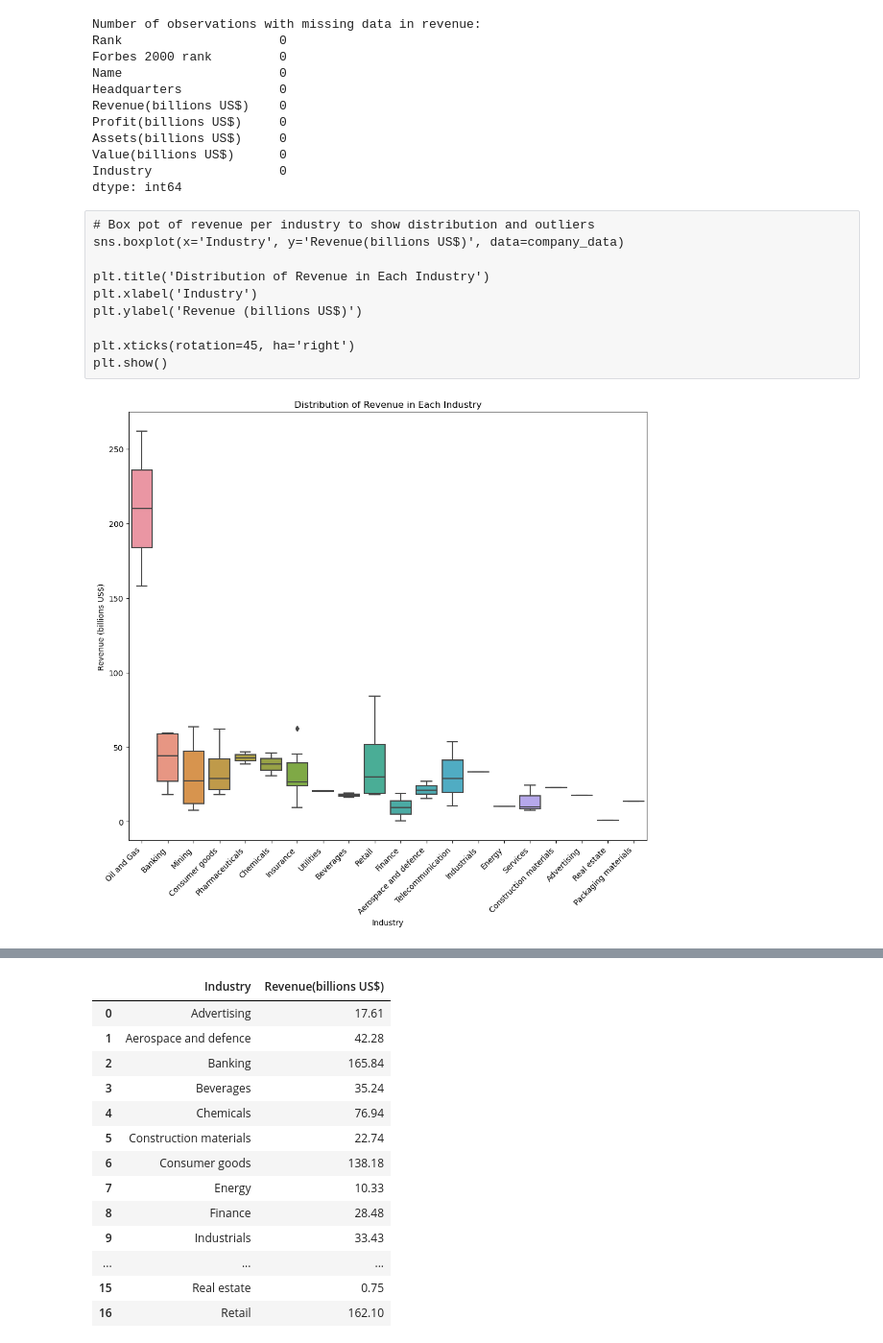
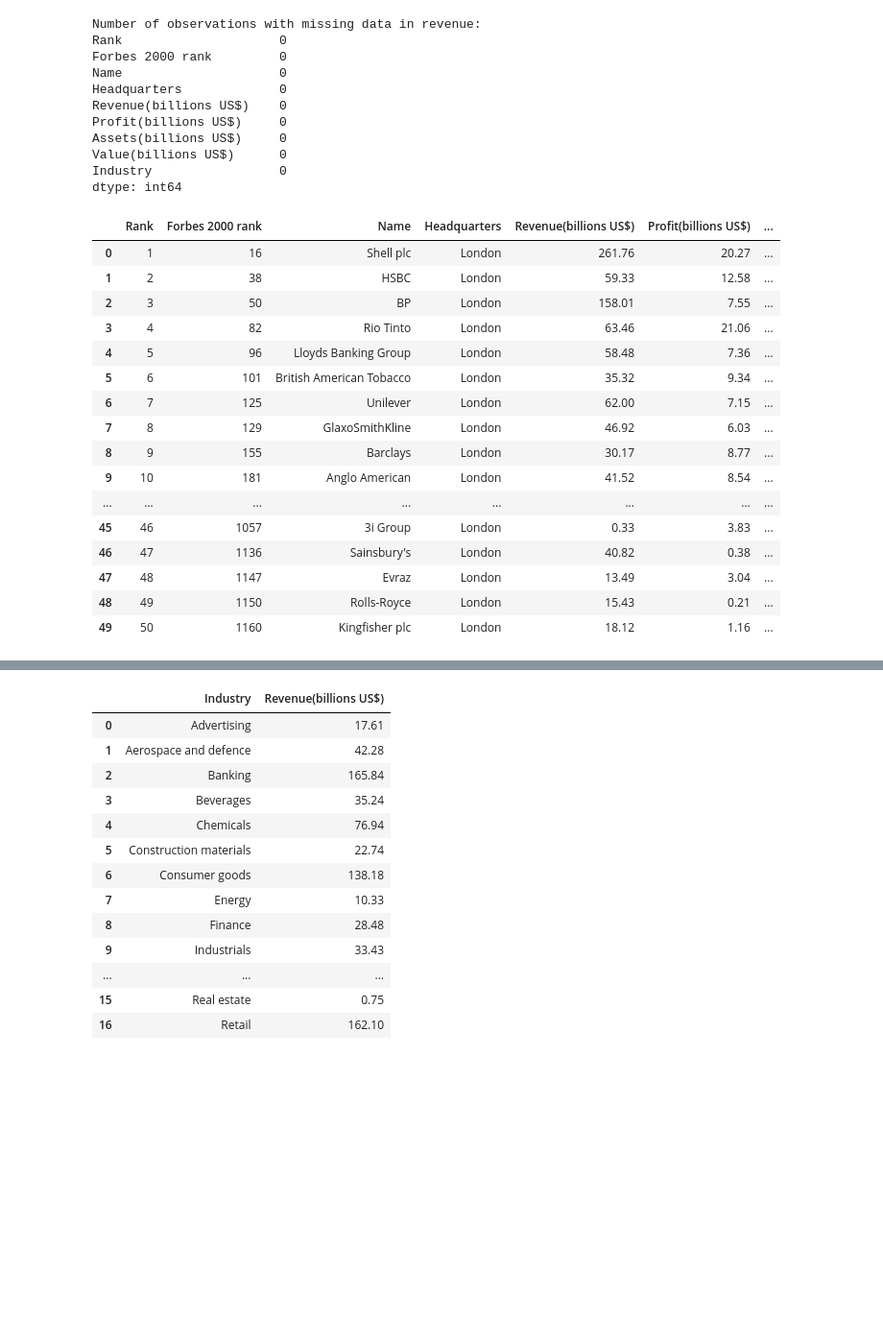
Before and after one commit to Hari-Gupta145/Largest-companies-in-the-UK, a Jupyter notebook: modeling_data.ipynb, the cells around one changed output, grey strips where cells are left out. Shown at 96% size. Drawn from its saved outputs; the diff is of its cells as text; code cells hidden in the pictures; blank space fills up the shorter version.

```diff
--- a/modeling_data.ipynb
+++ b/modeling_data.ipynb
@@ -34,31 +34,28 @@ Assets(billions US$)     0
 Value(billions US$)      0
 Industry                 0
 dtype: int64
+# %%
+company_data
+# %% [output]
+|  | Rank | Forbes 2000 rank | Name | Headquarters | Revenue(billions US$) | Profit(billions US$) | ... |
+| 0 | 1 | 16 | Shell plc | London | 261.76 | 20.27 | ... |
+| 1 | 2 | 38 | HSBC | London | 59.33 | 12.58 | ... |
+| 2 | 3 | 50 | BP | London | 158.01 | 7.55 | ... |
+| 3 | 4 | 82 | Rio Tinto | London | 63.46 | 21.06 | ... |
+| 4 | 5 | 96 | Lloyds Banking Group | London | 58.48 | 7.36 | ... |
+| 5 | 6 | 101 | British American Tobacco | London | 35.32 | 9.34 | ... |
+| 6 | 7 | 125 | Unilever | London | 62.00 | 7.15 | ... |
+| 7 | 8 | 129 | GlaxoSmithKline | London | 46.92 | 6.03 | ... |
+| 8 | 9 | 155 | Barclays | London | 30.17 | 8.77 | ... |
+| 9 | 10 | 181 | Anglo American | London | 41.52 | 8.54 | ... |
+| ... | ... | ... | ... | ... | ... | ... | ... |
+| 45 | 46 | 1057 | 3i Group | London | 0.33 | 3.83 | ... |
+| 46 | 47 | 1136 | Sainsbury's | London | 40.82 | 0.38 | ... |
+| 47 | 48 | 1147 | Evraz | London | 13.49 | 3.04 | ... |
+| 48 | 49 | 1150 | Rolls-Royce | London | 15.43 | 0.21 | ... |
+| 49 | 50 | 1160 | Kingfisher plc | London | 18.12 | 1.16 | ... |
 # %%
 # Replace non-standard minus signs and convert to numeric(floats)
 company_data['Profit(billions US$)'] = company_data['Profit(billions US$)'].astype(str)  # Ensure all data is string
 company_data['Profit(billions US$)'] = company_data['Profit(billions US$)'].str.replace('−', '-')  # Replace with standard minus
 company_data['Profit(billions US$)'] = pd.to_numeric(company_data['Profit(billions US$)'], errors='coerce')  # Convert to float
-# %% [raw]
-# Box pot of revenue per industry to show distribution and outliers
-sns.boxplot(x='Industry', y='Revenue(billions US$)', data=company_data)
-
-plt.title('Distribution of Revenue in Each Industry')
-plt.xlabel('Industry')
-plt.ylabel('Revenue (billions US$)')
-
-plt.xticks(rotation=45, ha='right')
-plt.show()
-# %%
-# Box pot of revenue per industry to show distribution and outliers
-plt.figure(figsize=(12, 10))
-sns.boxplot(x='Industry', y='Revenue(billions US$)', data=company_data)
-
-plt.title('Distribution of Revenue in Each Industry')
-plt.xlabel('Industry')
-plt.ylabel('Revenue (billions US$)')
-
-plt.xticks(rotation=45, ha='right')
-plt.show()
-# %% [output]
-[figure, removed]
```
Also changed, not shown: parts of 11 cells of this notebook.
